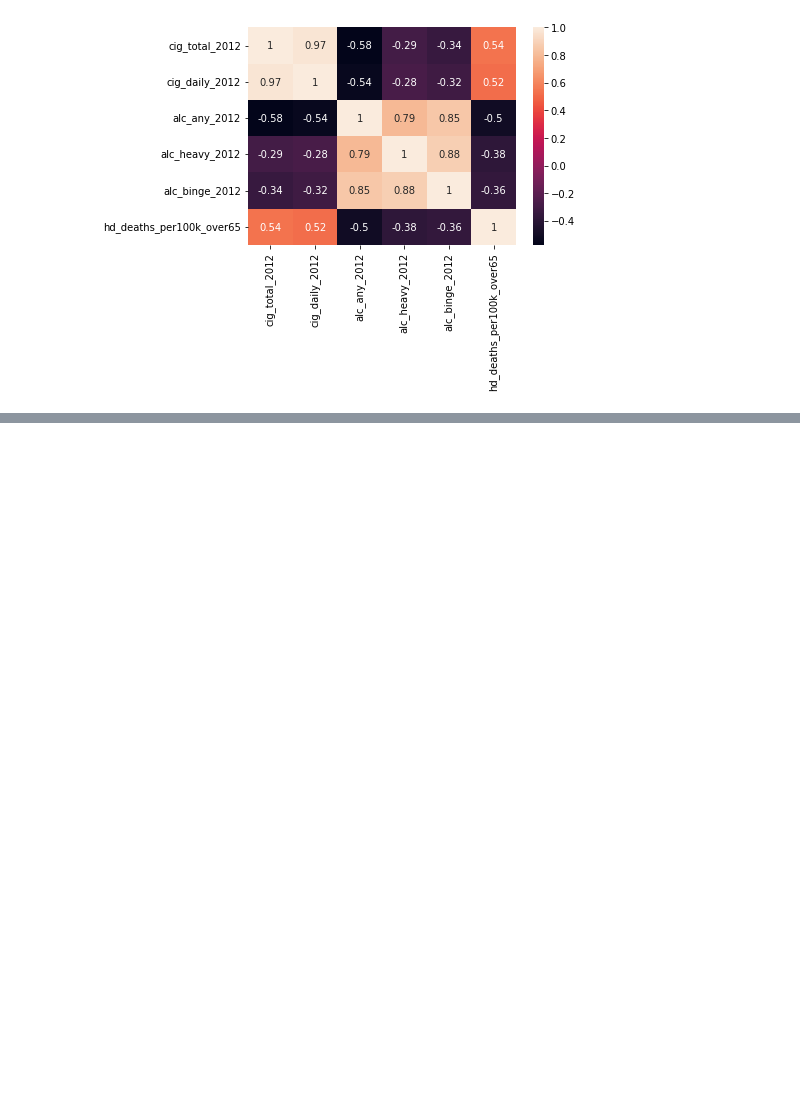
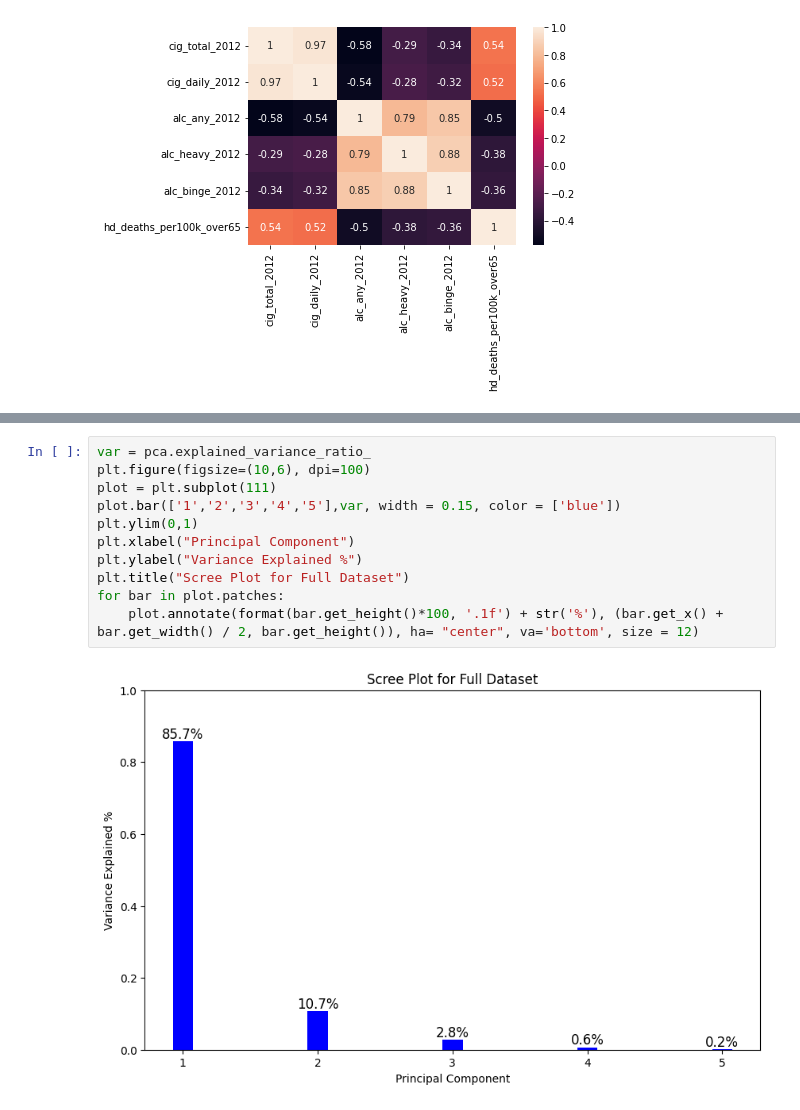
Before and after one commit to rileyhgrant/cs6140_FinalGroupProject, a Jupyter notebook: ml_groupproj.ipynb, the cells around one changed output, grey strips where cells are left out. Cells and saved outputs as stored; diff of their text form; blank space fills up the shorter version.

```diff
--- a/ml_groupproj.ipynb
+++ b/ml_groupproj.ipynb
@@ -82,0 +83,13 @@ sbn.heatmap(pca_data.corr(),annot=True)
+# %%
+var = pca.explained_variance_ratio_
+plt.figure(figsize=(10,6), dpi=100)
+plot = plt.subplot(111)
+plot.bar(['1','2','3','4','5'],var, width = 0.15, color = ['blue'])
+plt.ylim(0,1)
+plt.xlabel("Principal Component")
+plt.ylabel("Variance Explained %")
+plt.title("Scree Plot for Full Dataset")
+for bar in plot.patches:
+    plot.annotate(format(bar.get_height()*100, '.1f') + str('%'), (bar.get_x() + bar.get_width() / 2, bar.get_height()), ha= "center", va='bottom', size = 12)
+# %% [output]
+[figure, added]
```
Also changed, not shown: parts of 1 cell of this notebook.
